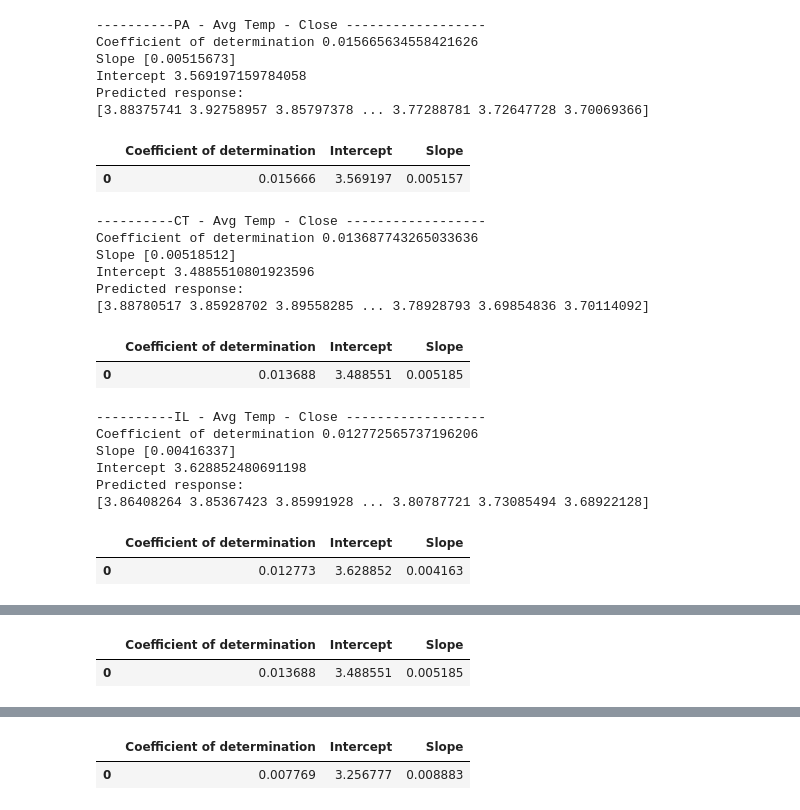
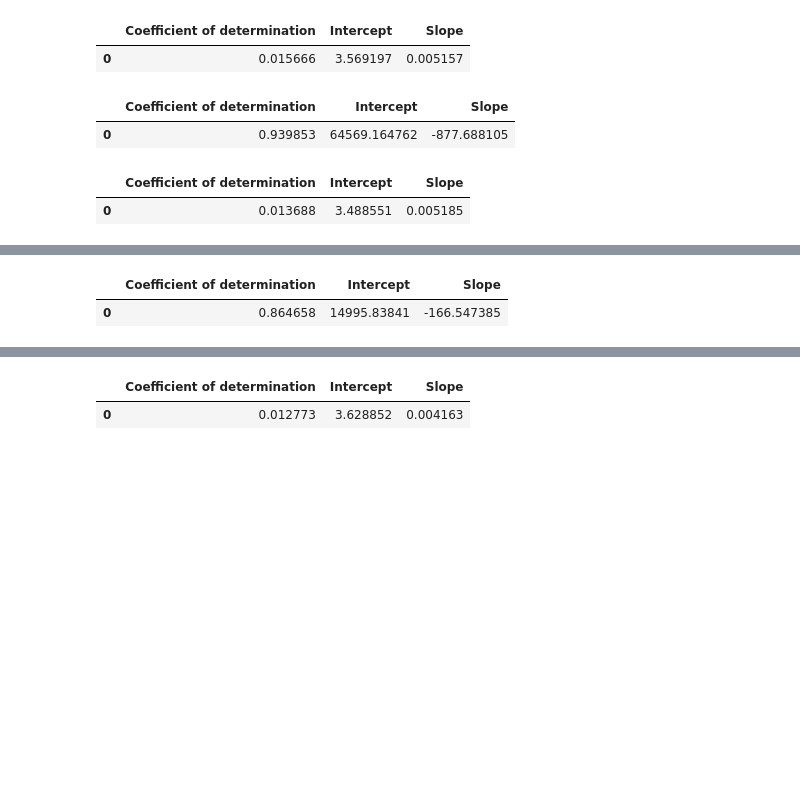
Before and after one commit to SabahatJK/EDA_NG, a Jupyter notebook: Starter Code_SK.ipynb, the cells around one changed output, grey strips where cells are left out. Drawn from its saved outputs; the diff is of its cells as text; code cells hidden in the pictures; blank space fills up the shorter version.

Commit message:
Combined DR's Code and fixed comsumption mix bug

```diff
--- a/Starter Code_SK.ipynb
+++ b/Starter Code_SK.ipynb
@@ -655,7 +651,8 @@ interact_panel
 def linear_regression(x, y, shift_period = -60):
     # Linear regresssion with temp and natural gas prices
     # Pull out average temp and natural gas closing price from the df
-    x = x.shift(periods=shift_period).dropna()
+    if shift_period != 0:
+        x = x.shift(periods=shift_period).dropna()
     y = y.iloc[0: len(x)]
     #drop the index from both so the arrays are 1-dimensional
     x.reset_index(drop=True, inplace=True)
@@ -677,88 +674,63 @@ def linear_regression(x, y, shift_period = -60):
     return r_sq, model, y_pred
 
 
-
+str_res = "Residential Consumption"
 for key, value in region_dfs.items():
     if key != "US":
 
         df = region_dfs[key]["price_temperature"].copy()
-        print(f"\n----------{key} - Avg Temp - Close ------------------")
+        #print(f"\n----------{key} - Avg Temp - Close ------------------")
         r_sq, linear_model, y_pred = linear_regression(df["Avg Temp"], df["Close"], shift_period =-90)
-        print("Coefficient of determination", r_sq)
-        print("Slope", linear_model.coef_)
-        print("Intercept", linear_model.intercept_)
-        print("Predicted response:", y_pred, sep='\n')
+        #print("Coefficient of determination", r_sq)
+        #print("Slope", linear_model.coef_)
+        #print("Intercept", linear_model.intercept_)
+        #print("Predicted response:", y_pred, sep='\n')
 
         linear_reg = pd.DataFrame()
 
         #linear_reg["Coefficient"] =  '3' #r_sq
 
         linear_reg["Slope"] = linear_model.coef_
         linear_reg["Intercept"] = linear_model.intercept_
         linear_reg["Coefficient  of determination"] =  r_sq
         linear_reg = linear_reg[['Coefficient  of determination', 'Intercept', 'Slope']]
 
         predic_response = pd.DataFrame(list(y_pred))
         display(linear_reg)
 
         region_dfs[key]["temp_close_lin_reg"] = linear_reg
         region_dfs[key]["temp_close_predic_response"] = predic_response
+        region_dfs[key]["temp_close_lin_reg_model"] = linear_model
 
+        df = region_dfs[key]["combined"].copy()
+        #display( df[str_res])
+        #df_avg_month_temp = df["Avg Temp"]
+        #df_consumption = df[str_res]
+        r_sq, linear_model, y_pred = linear_regression(df["Avg Temp"], df[str_res], shift_period =0)
 
-   # else:
-
-
-print(f"\n\n")
-for key, value in region_dfs.items():
-
-    if key != "US":
-        print(f"\n----------{key} - % Change Avg Temp - Close ------------------")
-        df = region_dfs[key]["price_temperature"].copy()
-        df_pct_change = df.pct_change().dropna()
-        r_sq, linear_model, y_pred = linear_regression(df["Avg Temp"], df["Close"], shift_period =-90)
-        r_sq, linear_model, y_pred = linear_regression(df["Avg Temp"], df["Close"], shift_period =-90)
-        print("Coefficient of determination", r_sq)
-        print("Slope", linear_model.coef_)
-        print("Intercept", linear_model.intercept_)
-        print("Predicted response:", y_pred, sep='\n')
-
+        linear_reg = pd.DataFrame()
         linear_reg["Slope"] = linear_model.coef_
         linear_reg["Intercept"] = linear_model.intercept_
         linear_reg["Coefficient  of determination"] =  r_sq
         linear_reg = linear_reg[['Coefficient  of determination', 'Intercept', 'Slope']]
+        #linear_reg["state"] = key
 
         predic_response = pd.DataFrame(list(y_pred))
         display(linear_reg)
-
-        #linear_reg = linear_reg[['x', 'y', 'a', 'b']]
-
-        predic_response = pd.DataFrame(list(y_pred))
+        region_dfs[key]["temp_res_consump_lin_reg"] = linear_reg
+        region_dfs[key]["temp_res_consump_predic_response"] = predic_response
+        region_dfs[key]["temp_res_consump_lin_reg_model"] = linear_model
+        #print("Coefficient of determination", r_sq)
+        #print("Slope", linear_model.coef_)
+        #print("Intercept", linear_model.intercept_)
+        #print("Predicted response:", y_pred, sep='\n')
 
 
-        region_dfs[key]["pct_temp_close_lin_reg"] = linear_reg
-        region_dfs[key]["pct_temp_close_predic_response"] = predic_response
+   # else:
 # %% [output]
-----------PA - Avg Temp - Close ------------------
-Coefficient of determination 0.015665634558421626
-Slope [0.00515673]
-Intercept 3.569197159784058
-Predicted response:
-[3.88375741 3.92758957 3.85797378 ... 3.77288781 3.72647728 3.70069366]
 |  | Coefficient of determination | Intercept | Slope |
 | 0 | 0.015666 | 3.569197 | 0.005157 |
-----------CT - Avg Temp - Close ------------------
-Coefficient of determination 0.013687743265033636
-Slope [0.00518512]
-Intercept 3.4885510801923596
-Predicted response:
-[3.88780517 3.85928702 3.89558285 ... 3.78928793 3.69854836 3.70114092]
 |  | Coefficient of determination | Intercept | Slope |
-| 0 | 0.013688 | 3.488551 | 0.005185 |
+| 0 | 0.939853 | 64569.164762 | -877.688105 |
-----------IL - Avg Temp - Close ------------------
-Coefficient of determination 0.012772565737196206
-Slope [0.00416337]
-Intercept 3.628852480691198
-Predicted response:
-[3.86408264 3.85367423 3.85991928 ... 3.80787721 3.73085494 3.68922128]
 |  | Coefficient of determination | Intercept | Slope |
-| 0 | 0.012773 | 3.628852 | 0.004163 |
+| 0 | 0.013688 | 3.488551 | 0.005185 |
@@ -771,2 +737,2 @@ Predicted response:
 |  | Coefficient of determination | Intercept | Slope |
-| 0 | 0.013688 | 3.488551 | 0.005185 |
+| 0 | 0.864658 | 14995.83841 | -166.547385 |
@@ -779,2 +739,2 @@ Predicted response:
 |  | Coefficient of determination | Intercept | Slope |
-| 0 | 0.007769 | 3.256777 | 0.008883 |
+| 0 | 0.012773 | 3.628852 | 0.004163 |
```
Also changed, not shown: parts of 13 cells of this notebook.
